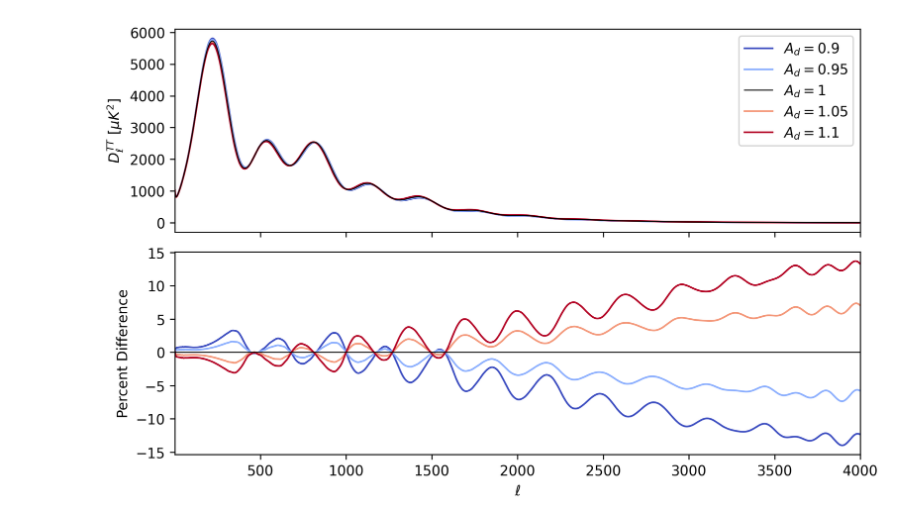
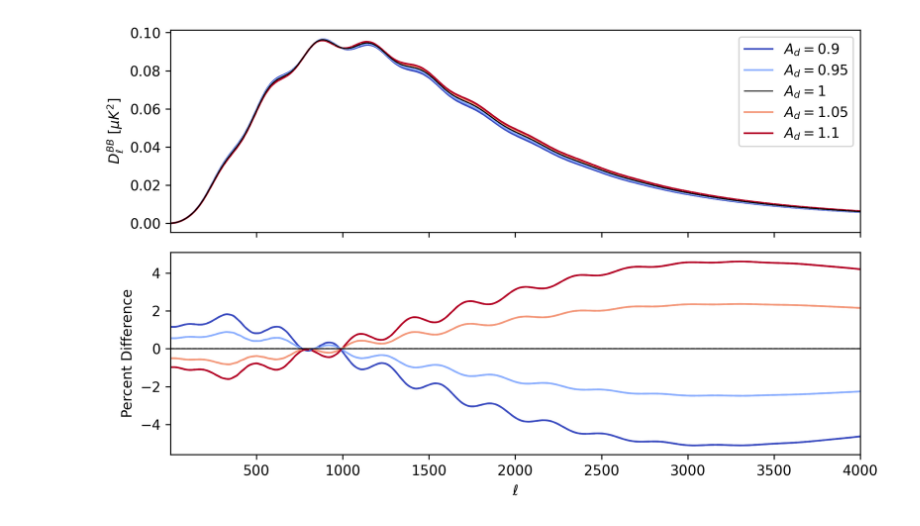
Before and after one commit to joshuaange/class_SilkConsistency, a Jupyter notebook: my_analysis/power_spectra.ipynb, the cells around one changed output. Cells and saved outputs as stored; diff of their text form; code cells hidden in the pictures.

```diff
--- a/my_analysis/power_spectra.ipynb
+++ b/my_analysis/power_spectra.ipynb
@@ -18,7 +22,7 @@ default_params = {
     "YHe": "BBN",
     "recombination": "HyRec",
     "reio_parametrization": "reio_camb",
-    "z_reio": 7.6711,
+    #"z_reio": 7.6711,
     "reionization_exponent": 1.5,
     "reionization_width": 0.5,
     "helium_fullreio_redshift": 3.5,
@@ -70,6 +74,7 @@ default_params = {
     # Lensing
     "lensing": "yes",
     "want_lcmb_full_limber": "yes",
+    "accurate_lensing": 1,
 
     # Spectral distortions
     "sd_branching_approx": "exact",
@@ -156,71 +194,74 @@ Finished thomson_rescaling = 1.1
 # %%
+# 00 : z_t = 200, deltaz = 20
+# 01 : z_t = 400, deltaz = 20
+# 02 : z_t = 100, deltaz = 20
+# 03 : z_t = 200, deltaz = 40
+# 04 : z_t = 200, deltaz = 10
+thomson_rescaling_values = [0.9, 0.95, 1.0, 1.05, 1.1]
 cmap = plt.cm.coolwarm
 norm = TwoSlopeNorm(vmin=min(thomson_rescaling_values),vcenter=1.0,vmax=max(thomson_rescaling_values))
-quantity_to_plot = "TT"
+quantity_to_plot = "BB"
 quantity_to_plot_indexes = {
     "TT": 1, "EE": 2, "TE": 3, "BB": 4
 }
 T_cmb = 2.7255
 factor = T_cmb**2 * 1e12
 
 fig, (ax1, ax2) = plt.subplots(2, 1, figsize=(8, 5), dpi=300, sharex=True)
 
 # A_d = 1.0
 tr = 1.0
 tr_name = f"{tr:g}".replace(".", "p")
-filename = f"../output/Ad{tr_name}_rescale_00_cl_lensed.dat"
+filename = f"../output/Ad{tr_name}_rescale_fixedtaureio_00_cl_lensed.dat"
 data = np.loadtxt(filename)
 ell_baseline = data[:, 0]
 TT_baseline = data[:, quantity_to_plot_indexes[quantity_to_plot]] * factor
-#filename = f"../output/Ad{tr_name}_rescale_00_cl.dat"
-#data = np.loadtxt(filename)
-#ell_baseline_unlensed = data[:, 0]
-#TT_baseline_unlensed = data[:, quantity_to_plot_indexes[quantity_to_plot]] * factor
 
 # non-unity A_d
-for tr in thomson_rescaling_values:
-    tr_name = f"{tr:g}".replace(".", "p")
-    filename = f"../output/Ad{tr_name}_rescale_00_cl_lensed.dat"
-    data = np.loadtxt(filename)
-    ell = data[:, 0]
-    TT = data[:, quantity_to_plot_indexes[quantity_to_plot]] * factor
+for fixtype, linestyle in zip(["_fixedzreio", "_fixedtaureio"], ["-", "--"]):
+#for fixtype, linestyle in zip(["_fixedzreio"], ["-"]):
+    for tr in thomson_rescaling_values:
+        tr_name = f"{tr:g}".replace(".", "p")
+        filename = f"../output/Ad{tr_name}_rescale{fixtype}_00_cl_lensed.dat"
+        data = np.loadtxt(filename)
+        ell = data[:, 0]
+        TT = data[:, quantity_to_plot_indexes[quantity_to_plot]] * factor
 
-    #filename = f"../output/Ad{tr_name}_rescale_00_cl.dat"
-    #data = np.loadtxt(filename)
-    #ell_unlensed = data[:, 0]
-    #TT_unlensed = data[:, quantity_to_plot_indexes[quantity_to_plot]] * factor
+        if np.isclose(tr, 1.0):
+            color = "black"
+            linewidth = 0.75
+            zorder = 10
+        else:
+            color = cmap(norm(tr))
+            linewidth = 1.25
+            zorder = 1
 
-    if np.isclose(tr, 1.0):
-        color = "black"
-        linewidth = 0.75
-        zorder = 10
-    else:
-        color = cmap(norm(tr))
-        linewidth = 1.25
-        zorder = 1
-
-    ax1.plot(ell,TT,
-             color=color,linewidth=linewidth,label=fr"$A_d={tr:g}$",zorder=zorder)
-    #ax1.plot(ell_unlensed,TT_unlensed,
-    #         color=color,linewidth=linewidth,zorder=zorder,ls='--')
-    ax2.plot(ell,100*(TT-TT_baseline)/TT_baseline,
-             color=color,linewidth=linewidth,label=fr"$A_d={tr:g}$",zorder=zorder)
-    #ax2.plot(ell_unlensed,100*(TT_unlensed-TT_baseline_unlensed)/TT_baseline_unlensed,
-    #         color=color,linewidth=linewidth,zorder=zorder,ls='--')
+        if fixtype is "_fixedzreio":
+            ax1.plot(ell,TT,
+                     color=color,linewidth=linewidth,label=fr"$A_d={tr:g}$",zorder=zorder,linestyle=linestyle)
+            ax2.plot(ell,100*(TT-TT_baseline)/TT_baseline,
+                     color=color,linewidth=linewidth,label=fr"$A_d={tr:g}$",zorder=zorder,linestyle=linestyle)
+        else:
+            ax1.plot(ell,TT,
+                     color=color,linewidth=linewidth,zorder=zorder,linestyle=linestyle)
+            ax2.plot(ell,100*(TT-TT_baseline)/TT_baseline,
+                     color=color,linewidth=linewidth,zorder=zorder,linestyle=linestyle)
 
 ax1.set_ylabel(
     rf"$D_\ell^{{{quantity_to_plot}}}\ [\mu K^2]$"
 )
 ax2.set_ylabel(
     r"Percent Difference"
 )
 
 ax2.set_xlabel(r"$\ell$")
 ax2.set_xlim(2, 4000)
-#ax2.set_ylim(-100,100)
+#ax2.set_ylim(-30,30)
+#ax2.set_ylim(-50,50)
 
 ax1.legend(loc='upper right')
 plt.tight_layout()
+#ax1.set_title(r"$\dot{\kappa}\to A_d\dot{\kappa}$")
 plt.show()
 # %% [output]
-[figure, old version]
+[figure, new version]
```
Also changed, not shown: parts of 5 cells of this notebook, 3 other files.
